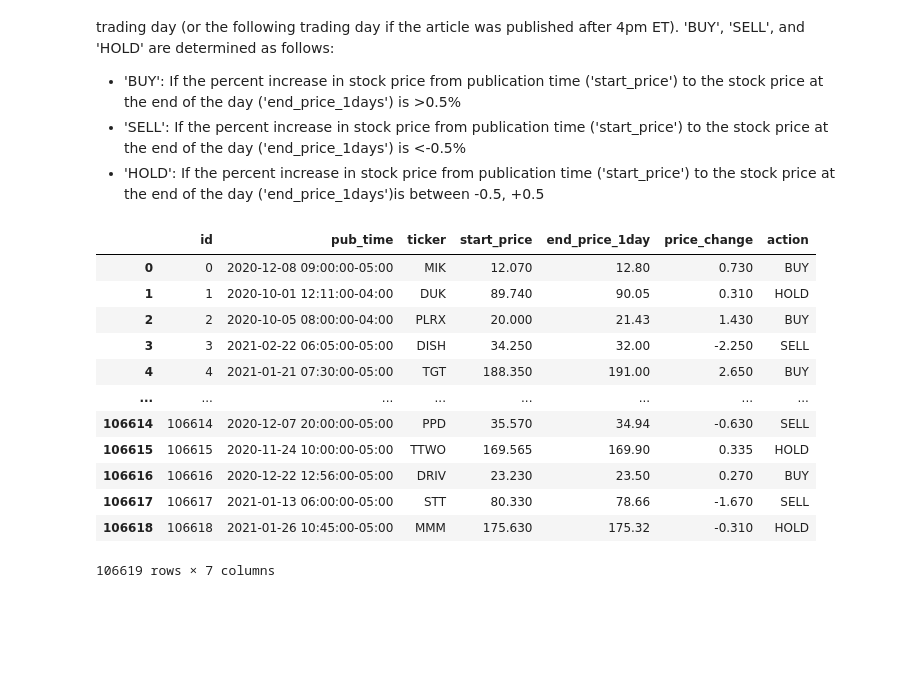
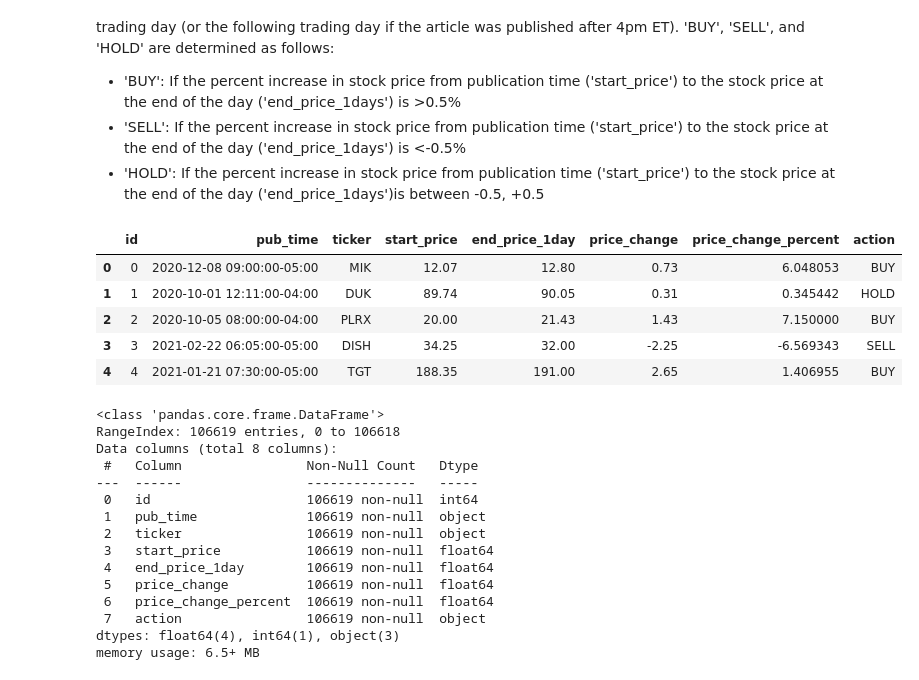
Before and after one commit to philipbasaric/cmpe351, a Jupyter notebook: EDA.ipynb, the cells around one changed output. Saved outputs shown, nothing was run; the diff lists cells and outputs as text; code cells hidden in the pictures; blank space fills up the shorter version.

```diff
--- a/EDA.ipynb
+++ b/EDA.ipynb
@@ -20,6 +24,7 @@ def load_data_into_df(path):
     start_price_opens = []
     end_price_1days = []
     stock_price_changes = []
+    stock_price_percent_change = []
     actions = []
     for item in data:
         try:
@@ -38,13 +43,14 @@ def load_data_into_df(path):
         end_price_1days.append(end_price)
         stock_price_changes.append(end_price - start_price)
 
-        percent_change = (end_price - start_price) / start_price
+        percent_change = ((end_price - start_price) / start_price)*100
+        stock_price_percent_change.append(percent_change)
 
-        if abs(percent_change) <= 0.005:
+        if abs(percent_change) <= 0.5:
             action = 'HOLD'
-        elif percent_change > 0.005:
+        elif percent_change > 0.5:
             action = 'BUY'
-        elif percent_change < -0.005:
+        elif percent_change < -0.5:
             action = 'SELL'
         else:
             action = None
@@ -59,24 +65,36 @@ def load_data_into_df(path):
             'start_price': start_price_opens,
             'end_price_1day': end_price_1days,
             'price_change': stock_price_changes,
+            'price_change_percent': stock_price_percent_change,
             'action': actions
         }
     )
 # %%
 df = load_data_into_df('data/Trading_benchmark/evaluate_news.json')
 # %%
-df
+df.head()
 # %% [output]
-|  | id | pub_time | ticker | start_price | end_price_1day | price_change | action |
-| 0 | 0 | 2020-12-08 09:00:00-05:00 | MIK | 12.070 | 12.80 | 0.730 | BUY |
-| 1 | 1 | 2020-10-01 12:11:00-04:00 | DUK | 89.740 | 90.05 | 0.310 | HOLD |
-| 2 | 2 | 2020-10-05 08:00:00-04:00 | PLRX | 20.000 | 21.43 | 1.430 | BUY |
-| 3 | 3 | 2021-02-22 06:05:00-05:00 | DISH | 34.250 | 32.00 | -2.250 | SELL |
-| 4 | 4 | 2021-01-21 07:30:00-05:00 | TGT | 188.350 | 191.00 | 2.650 | BUY |
-| ... | ... | ... | ... | ... | ... | ... | ... |
-| 106614 | 106614 | 2020-12-07 20:00:00-05:00 | PPD | 35.570 | 34.94 | -0.630 | SELL |
-| 106615 | 106615 | 2020-11-24 10:00:00-05:00 | TTWO | 169.565 | 169.90 | 0.335 | HOLD |
-| 106616 | 106616 | 2020-12-22 12:56:00-05:00 | DRIV | 23.230 | 23.50 | 0.270 | BUY |
-| 106617 | 106617 | 2021-01-13 06:00:00-05:00 | STT | 80.330 | 78.66 | -1.670 | SELL |
-| 106618 | 106618 | 2021-01-26 10:45:00-05:00 | MMM | 175.630 | 175.32 | -0.310 | HOLD |
+|  | id | pub_time | ticker | start_price | end_price_1day | price_change | price_change_percent | action |
+| 0 | 0 | 2020-12-08 09:00:00-05:00 | MIK | 12.07 | 12.80 | 0.73 | 6.048053 | BUY |
+| 1 | 1 | 2020-10-01 12:11:00-04:00 | DUK | 89.74 | 90.05 | 0.31 | 0.345442 | HOLD |
+| 2 | 2 | 2020-10-05 08:00:00-04:00 | PLRX | 20.00 | 21.43 | 1.43 | 7.150000 | BUY |
+| 3 | 3 | 2021-02-22 06:05:00-05:00 | DISH | 34.25 | 32.00 | -2.25 | -6.569343 | SELL |
+| 4 | 4 | 2021-01-21 07:30:00-05:00 | TGT | 188.35 | 191.00 | 2.65 | 1.406955 | BUY |
-106619 rows × 7 columns
+# %%
+df.info()
+# %% [output]
+<class 'pandas.core.frame.DataFrame'>
+RangeIndex: 106619 entries, 0 to 106618
+Data columns (total 8 columns):
+ #   Column                Non-Null Count   Dtype
+---  ------                --------------   -----
+ 0   id                    106619 non-null  int64
+ 1   pub_time              106619 non-null  object
+ 2   ticker                106619 non-null  object
+ 3   start_price           106619 non-null  float64
+ 4   end_price_1day        106619 non-null  float64
+ 5   price_change          106619 non-null  float64
+ 6   price_change_percent  106619 non-null  float64
+ 7   action                106619 non-null  object
+dtypes: float64(4), int64(1), object(3)
+memory usage: 6.5+ MB
```
Also changed, not shown: parts of 6 cells of this notebook.
